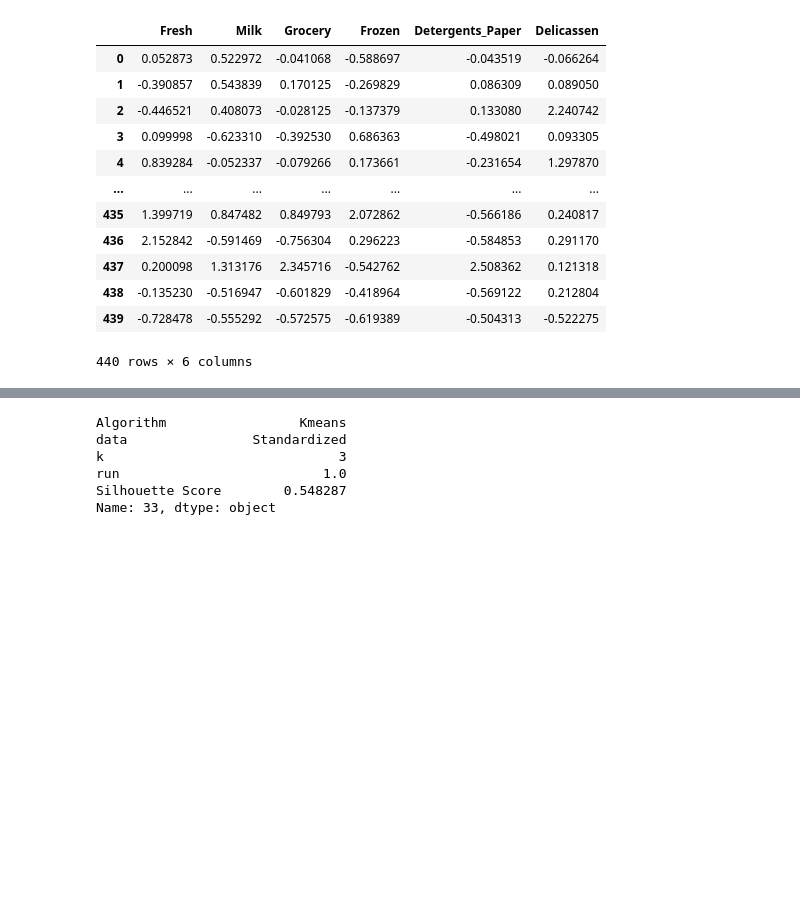
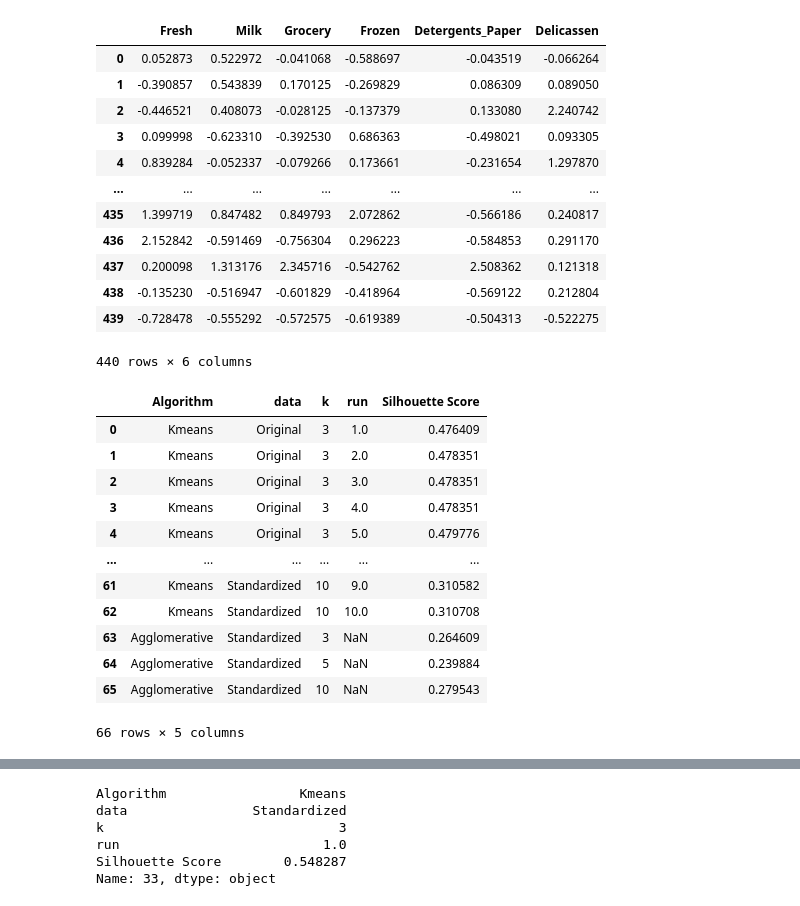
Before and after one commit to CoderCnc/data-mining, a Jupyter notebook: Question2.ipynb, the cells around one changed output, grey strips where cells are left out. Cells and saved outputs as stored; diff of their text form; code cells hidden in the pictures; blank space fills up the shorter version.

```diff
--- a/Question2.ipynb
+++ b/Question2.ipynb
@@ -49,6 +49,22 @@ standardize(df)
 440 rows × 6 columns
 # %%
 rdf = cluster_evaluation(df)
+# %%
+rdf
+# %% [output]
+|  | Algorithm | data | k | run | Silhouette Score |
+| 0 | Kmeans | Original | 3 | 1.0 | 0.476409 |
+| 1 | Kmeans | Original | 3 | 2.0 | 0.478351 |
+| 2 | Kmeans | Original | 3 | 3.0 | 0.478351 |
+| 3 | Kmeans | Original | 3 | 4.0 | 0.478351 |
+| 4 | Kmeans | Original | 3 | 5.0 | 0.479776 |
+| ... | ... | ... | ... | ... | ... |
+| 61 | Kmeans | Standardized | 10 | 9.0 | 0.310582 |
+| 62 | Kmeans | Standardized | 10 | 10.0 | 0.310708 |
+| 63 | Agglomerative | Standardized | 3 | NaN | 0.264609 |
+| 64 | Agglomerative | Standardized | 5 | NaN | 0.239884 |
+| 65 | Agglomerative | Standardized | 10 | NaN | 0.279543 |
+66 rows × 5 columns
 # %%
 rdf.sort_values(by="Silhouette Score", ascending=False)
 # %% [output]
```
Also changed, not shown: parts of 2 cells of this notebook, 6 other files.
